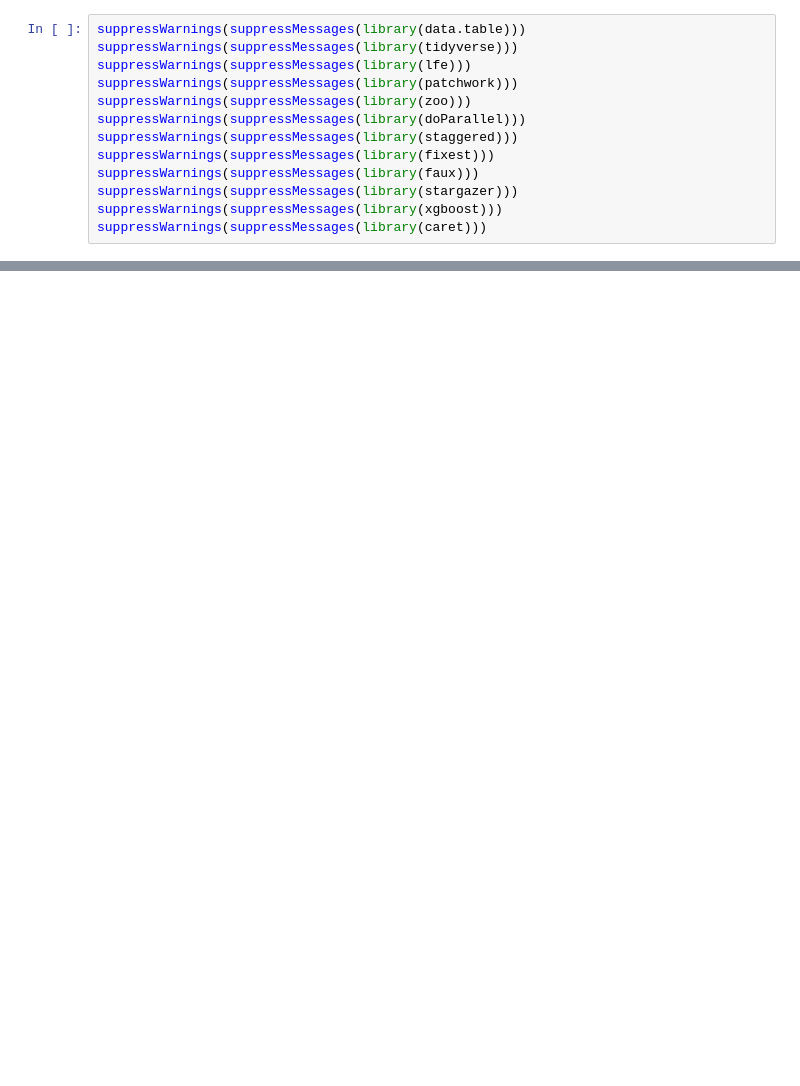
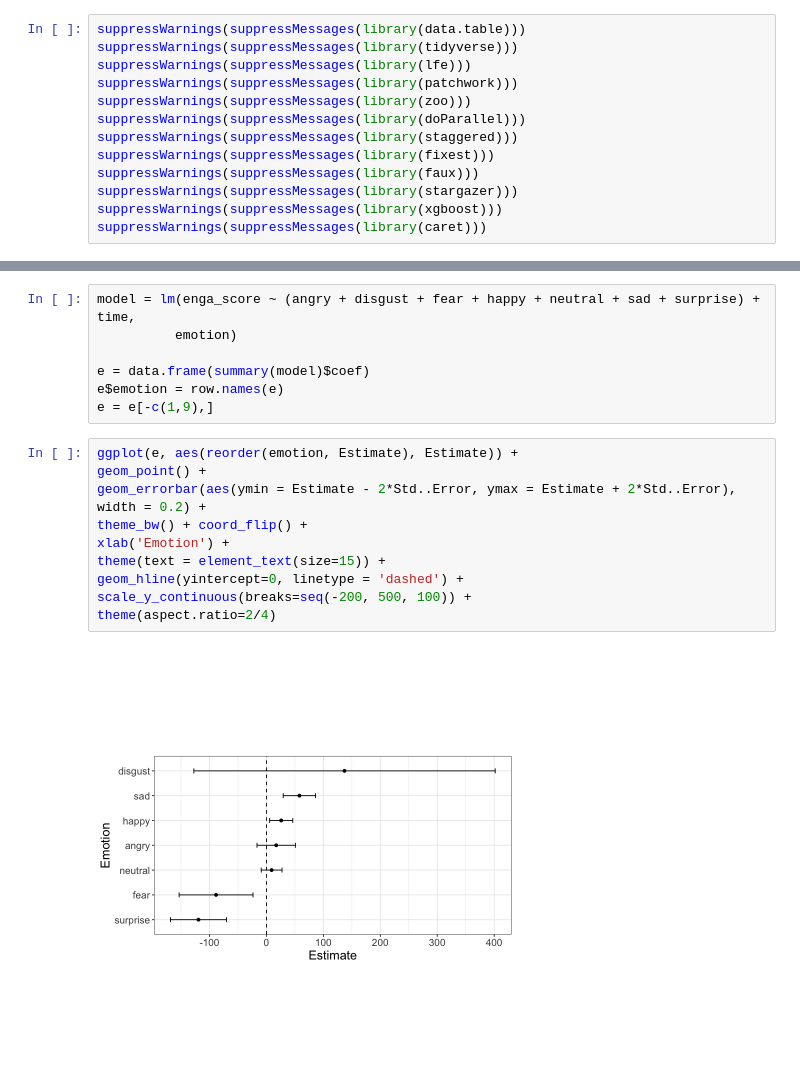
Before and after one commit to jeremyzyang/engagement_that_sells, a Jupyter notebook: 3.drivers.ipynb, the cells around one changed output, grey strips where cells are left out. Saved outputs shown, nothing was run; the diff lists cells and outputs as text; blank space fills up the shorter version.

```diff
--- a/3.drivers.ipynb
+++ b/3.drivers.ipynb
@@ -55,0 +68,19 @@ df = model_evaluation
+# %%
+model = lm(enga_score ~ (angry + disgust + fear + happy + neutral + sad + surprise) + time,
+          emotion)
+
+e = data.frame(summary(model)$coef)
+e$emotion = row.names(e)
+e = e[-c(1,9),]
+# %%
+ggplot(e, aes(reorder(emotion, Estimate), Estimate)) +
+geom_point() +
+geom_errorbar(aes(ymin = Estimate - 2*Std..Error, ymax = Estimate + 2*Std..Error), width = 0.2) +
+theme_bw() + coord_flip() +
+xlab('Emotion') +
+theme(text = element_text(size=15)) +
+geom_hline(yintercept=0, linetype = 'dashed') +
+scale_y_continuous(breaks=seq(-200, 500, 100)) +
+theme(aspect.ratio=2/4)
+# %% [output]
+[figure, added]
```
Also changed, not shown: parts of 15 cells of this notebook.
